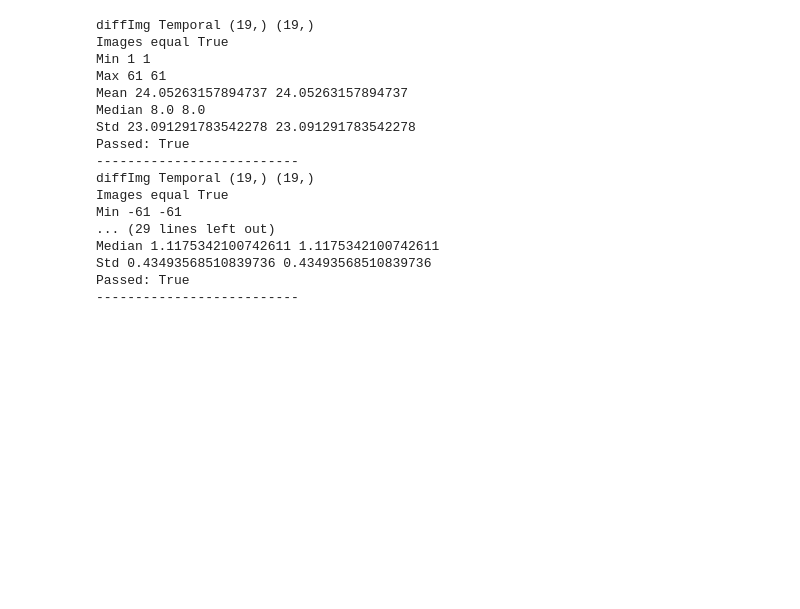
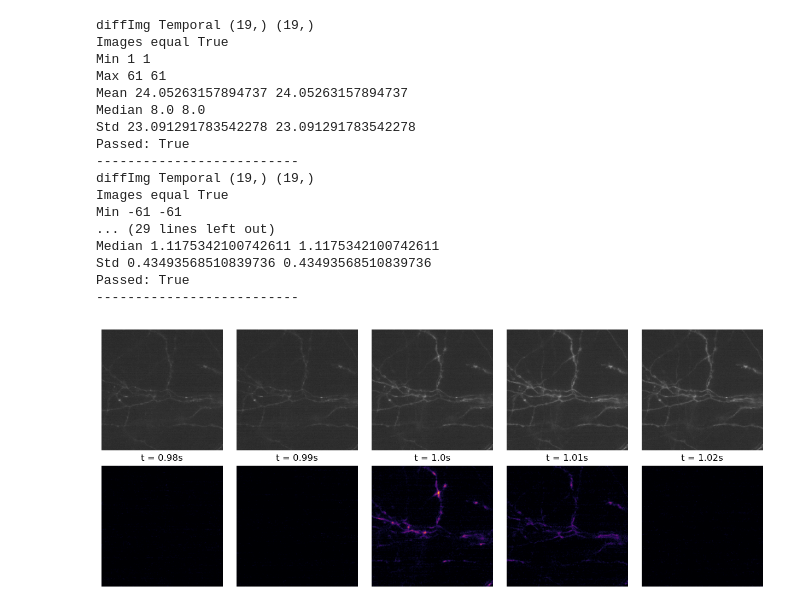
Before and after one commit to andreasmz/neurotorch, a Jupyter notebook: dev/notebooks/devNotebook7.ipynb, the cells around one changed output. Cells and saved outputs as stored; diff of their text form; code cells hidden in the pictures; blank space fills up the shorter version.

```diff
--- a/dev/notebooks/devNotebook7.ipynb
+++ b/dev/notebooks/devNotebook7.ipynb
@@ -239,3 +243,22 @@ Median 1.1175342100742611 1.1175342100742611
 Std 0.43493568510839736 0.43493568510839736
 Passed: True
 --------------------------
+# %%
+imgObj = neuro.Get_API().ImageObject
+# %%
+l = 98
+r = 103
+fig, axes = plt.subplots(2, r-l, figsize=((r-l)*2.5, 5))
+for ax in axes.flatten():
+    ax.set_axis_off()
+vmin = np.min(imgObj.img[l:r+1])
+vmax = np.max(imgObj.img[l:r+1])
+vmax2 = np.max(imgObj.imgDiff[l-1:r])
+for i in range(axes.shape[1]):
+    axes[0, i].imshow(imgObj.img[l+i], cmap="Greys_r", vmin=vmin, vmax=vmax)
+    axes[1, i].imshow(imgObj.imgDiff[l+i-1], cmap="inferno", vmin=0, vmax=vmax2)
+    axes[1, i].set_title(f"t = {0.01*(i+l)}s")
+fig.tight_layout()
+fig.show()
+# %% [output]
+[figure, added]
```
Also changed, not shown: parts of 1 cell of this notebook, 2 other files.
